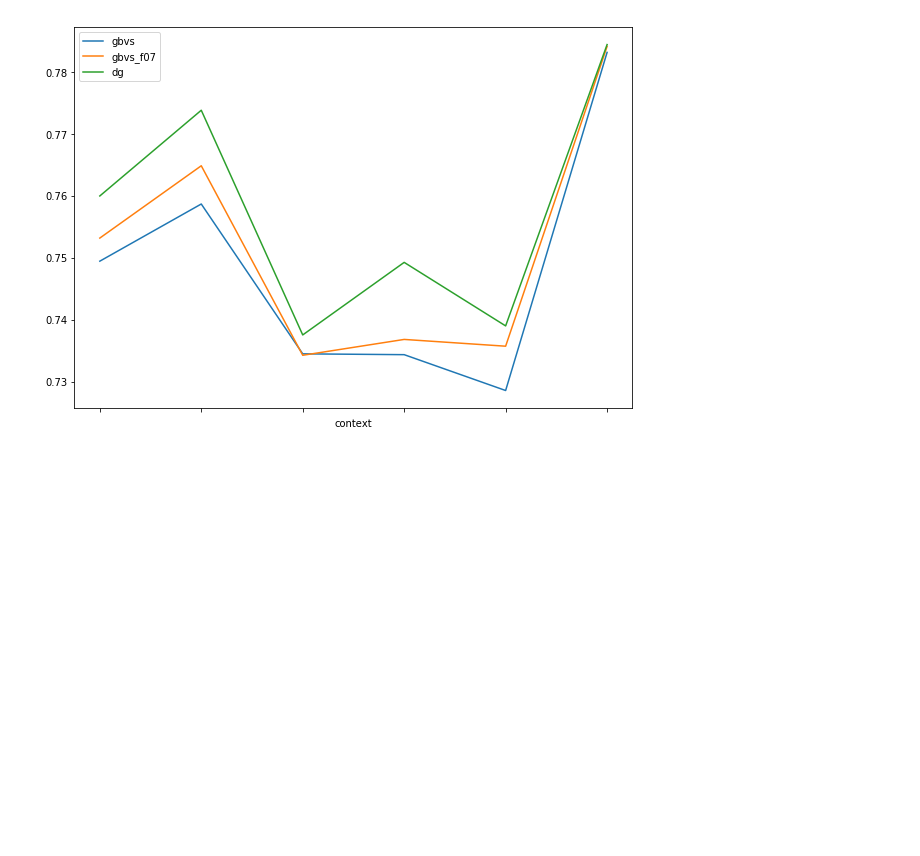
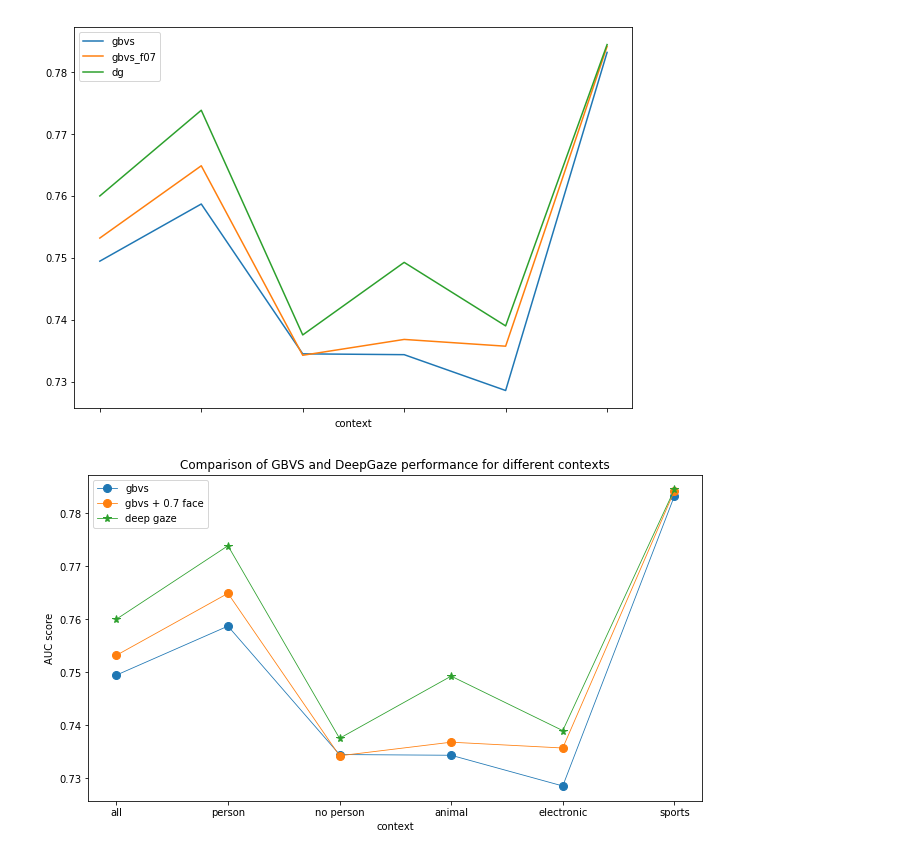
Before and after one commit to alTeska/face_saliency, a Jupyter notebook: notebooks/Data_Visualization_AUC_0102.ipynb, the cells around one changed output. Cells and saved outputs as stored; diff of their text form; code cells hidden in the pictures; blank space fills up the shorter version.

```diff
--- a/notebooks/Data_Visualization_AUC_0102.ipynb
+++ b/notebooks/Data_Visualization_AUC_0102.ipynb
@@ -261,3 +259,21 @@ fig, ax = plt.subplots(figsize=(10, 7));
 df_comp.plot(ax=ax);
 # %% [output]
 [figure]
+# %%
+t = np.arange(0,6)
+d = 0.8
+m = 8
+
+plt.subplots(figsize=(11,6))
+plt.plot(gbvs, '-o', label='gbvs', linewidth=d, markersize=m);
+plt.plot(gbvs_f07, '-o', label='gbvs + 0.7 face', linewidth=d, markersize=m);
+plt.plot(dg, '-*', label='deep gaze', linewidth=d, markersize=m)
+
+plt.ylabel('AUC score')
+plt.xlabel('context')
+plt.title('Comparison of GBVS and DeepGaze performance for different contexts')
+plt.legend();
+
+plt.savefig('plots/AUC_gbvs_performance.jpg', bbox_inches='tight', pad_inches=0)
+# %% [output]
+[figure, added]
```
Also changed, not shown: parts of 6 cells of this notebook, 9 other files.
